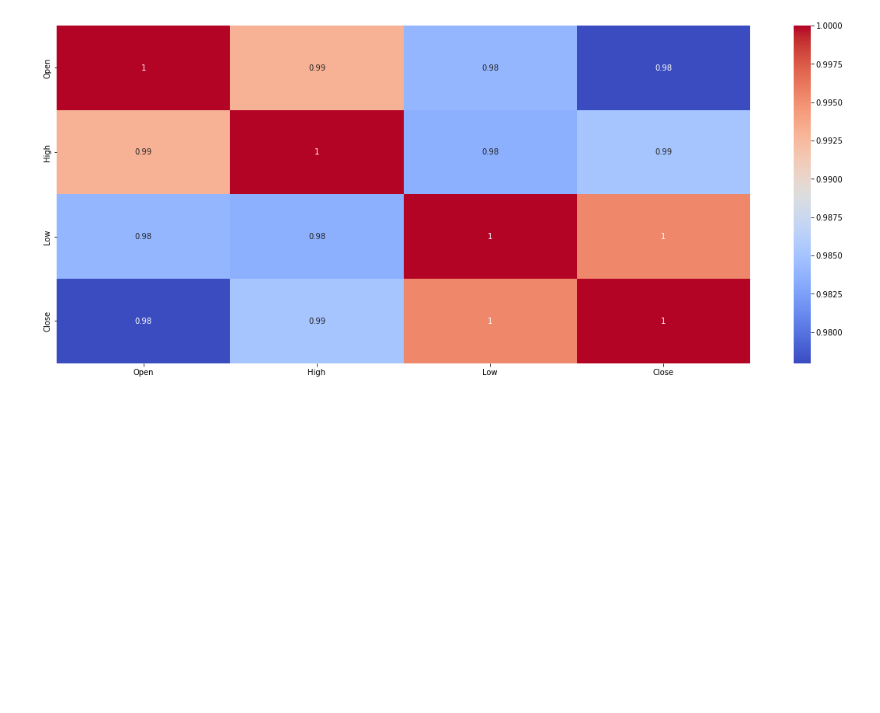
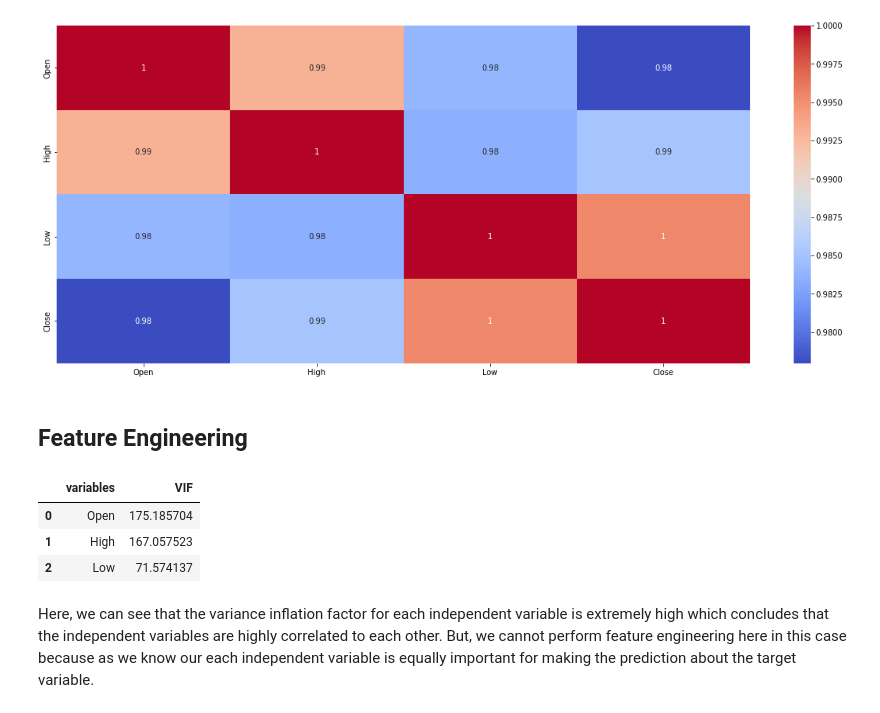
Before and after one commit to Shyam-S-Mishra/Shyam-S-Mishra-Supervised_ML_Capstone_Project_Regression, a Jupyter notebook: Shyam_Shubham_Mishra_Supervised_ML_Capstone_Project_Regression.ipynb, the cells around one changed output. Saved outputs shown, nothing was run; the diff lists cells and outputs as text; code cells hidden in the pictures; blank space fills up the shorter version.

```diff
--- a/Shyam_Shubham_Mishra_Supervised_ML_Capstone_Project_Regression.ipynb
+++ b/Shyam_Shubham_Mishra_Supervised_ML_Capstone_Project_Regression.ipynb
@@ -261,3 +274,31 @@ sns.heatmap(abs(correlation), annot=True, cmap='coolwarm')
 # %% [output]
 <Axes: >
 [figure]
+# %% [markdown]
+>
+## Feature Engineering
+# %%
+# Detecting Multicollinearilty by finding Variance inflation factor(VIF) which detects multicollinearity.
+# VIF is a rule of thumb for interpreting the correlation between the independent variabels :
+# If VIF 1 then not correlated.
+# If VIF Between 1 and 5 then moderately correlated.
+# If VIF Greater than 5 then highly correlated.
+
+from statsmodels.stats.outliers_influence import variance_inflation_factor
+def calc_vif(X):
+
+    # Calculating VIF
+    vif = pd.DataFrame()
+    vif["variables"] = X.columns
+    vif["VIF"] = [variance_inflation_factor(X.values, i) for i in range(X.shape[1])]
+
+    return(vif)
+# %%
+calc_vif(dataset[[i for i in dataset.describe().columns if i not in ['Date', 'Close']]])
+# %% [output]
+|  | variables | VIF |
+| 0 | Open | 175.185704 |
+| 1 | High | 167.057523 |
+| 2 | Low | 71.574137 |
+# %% [markdown]
+Here, we can see that the variance inflation factor for each independent variable is extremely high which concludes that the independent variables are highly correlated to each other. But, we cannot perform feature engineering here in this case because as we know our each independent variable is equally important for making the prediction about the target variable.
```
Also changed, not shown: parts of 1 cell of this notebook.
